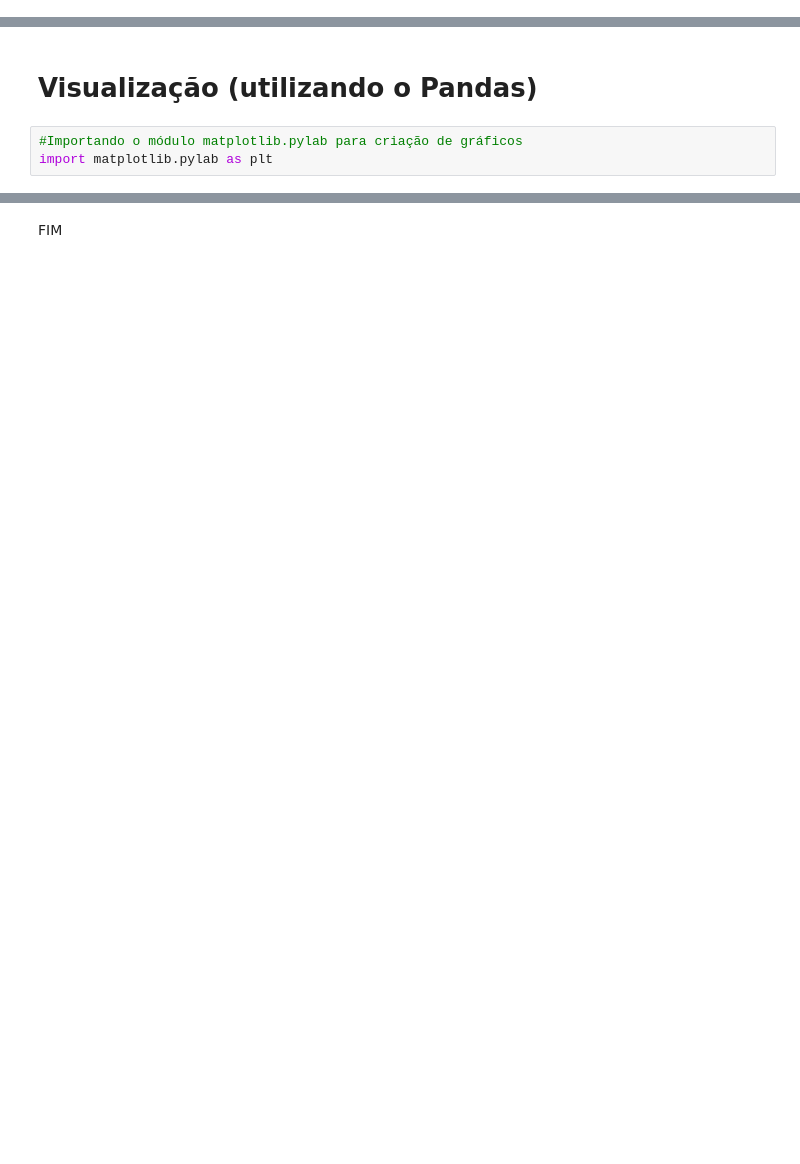
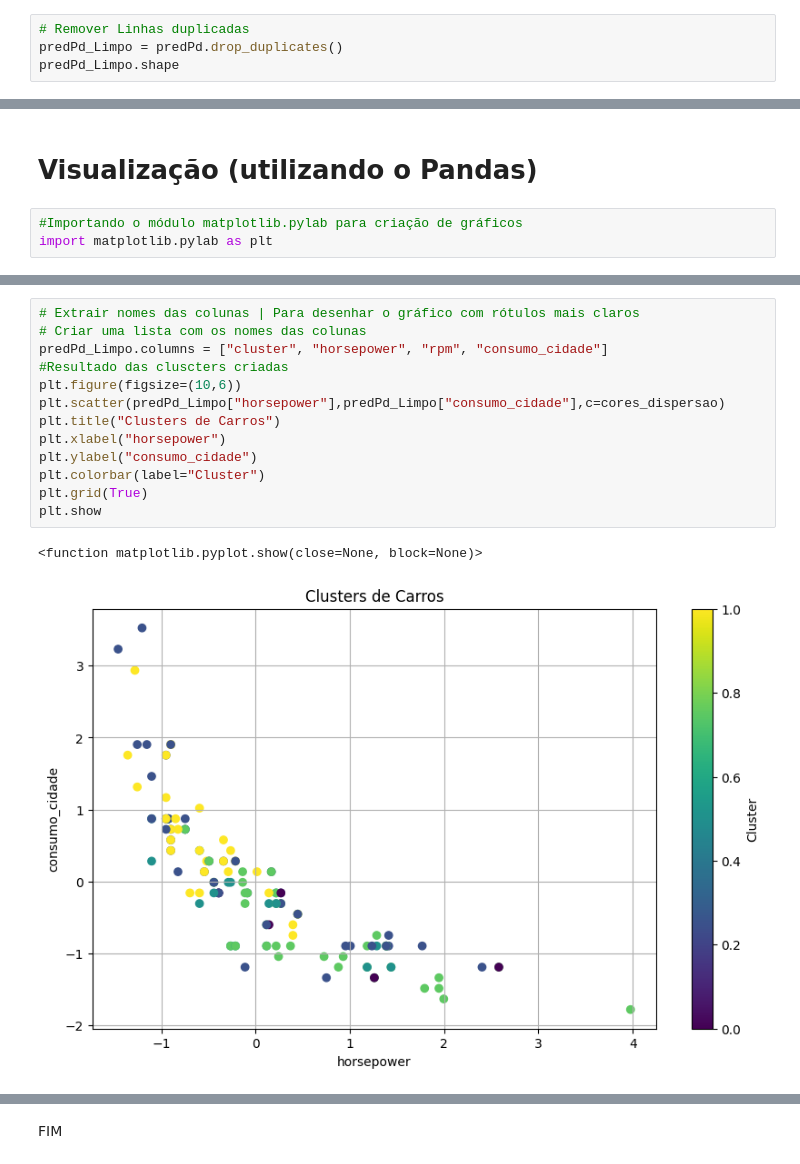
Before and after one commit to Junioraltn/ML_Veiculos, a Jupyter notebook: ML Veiculos.ipynb, the cells around one changed output, grey strips where cells are left out. Saved outputs shown, nothing was run; the diff lists cells and outputs as text; blank space fills up the shorter version.

```diff
--- a/ML Veiculos.ipynb
+++ b/ML Veiculos.ipynb
@@ -391,0 +461,4 @@ predPd.head(20)
+# %%
+# Remover Linhas duplicadas
+predPd_Limpo = predPd.drop_duplicates()
+predPd_Limpo.shape
@@ -397,3 +522,19 @@ import matplotlib.pylab as plt
+# %%
+# Extrair nomes das colunas | Para desenhar o gráfico com rótulos mais claros
+# Criar uma lista com os nomes das colunas
+predPd_Limpo.columns = ["cluster", "horsepower", "rpm", "consumo_cidade"]
+#Resultado das cluscters criadas
+plt.figure(figsize=(10,6))
+plt.scatter(predPd_Limpo["horsepower"],predPd_Limpo["consumo_cidade"],c=cores_dispersao)
+plt.title("Clusters de Carros")
+plt.xlabel("horsepower")
+plt.ylabel("consumo_cidade")
+plt.colorbar(label="Cluster")
+plt.grid(True)
+plt.show
+# %% [output]
+<function matplotlib.pyplot.show(close=None, block=None)>
+[figure, added]
 # %%
 #Resultado das cluscters criadas
 plt.cla()
```
Also changed, not shown: parts of 82 cells of this notebook.
